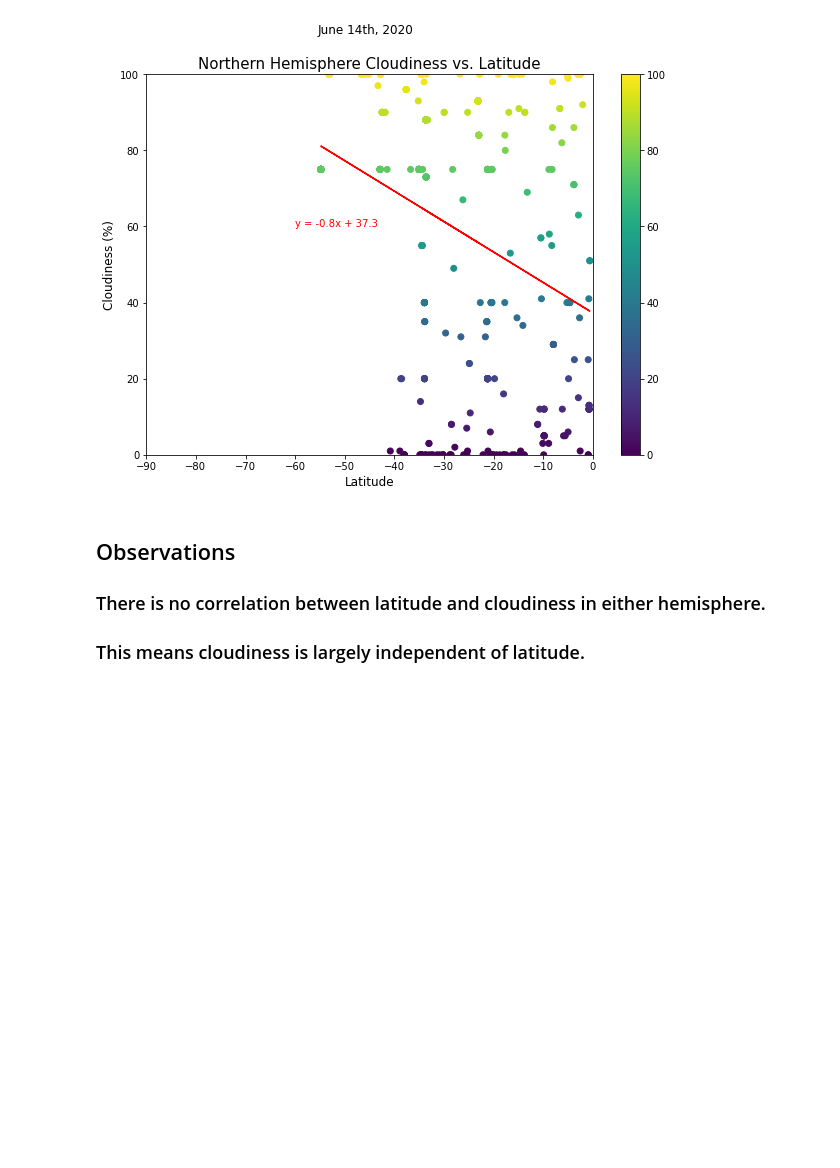
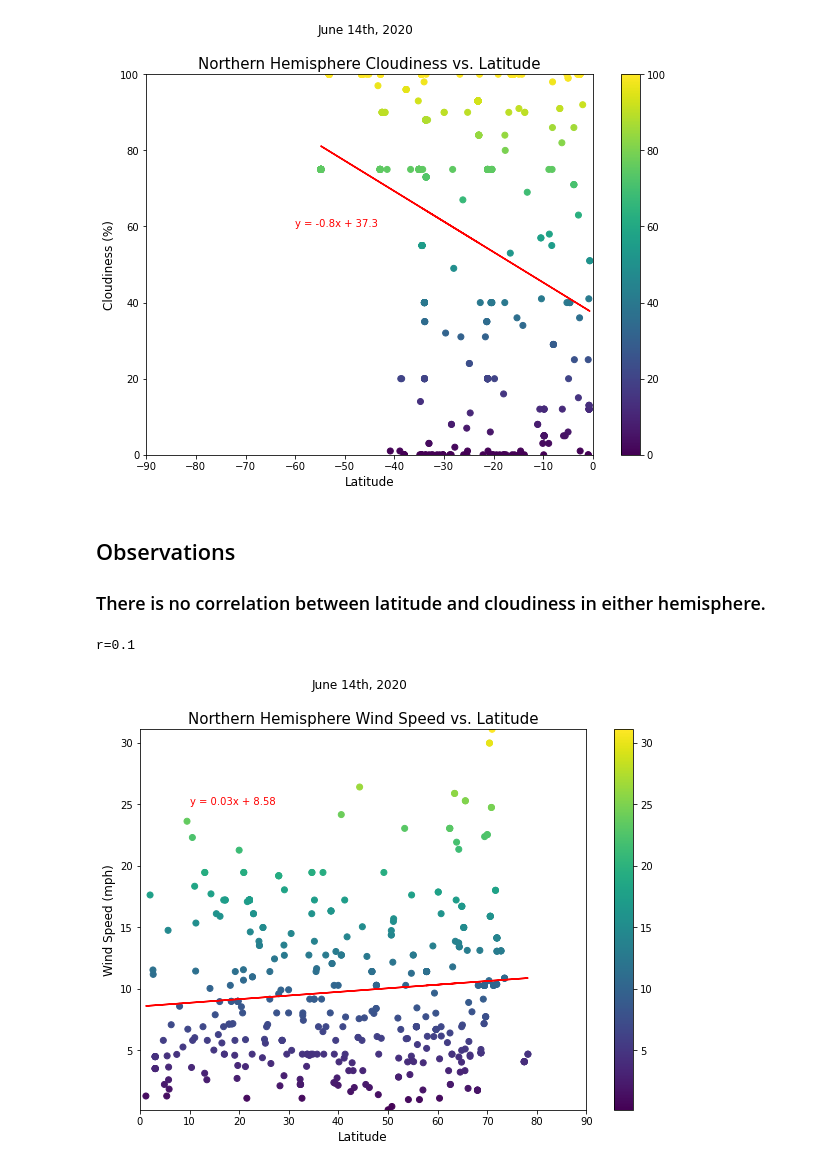
Before and after one commit to JonathanAntia/python-api-challenge, a Jupyter notebook: WeatherPy/WeatherPy.ipynb, the cells around one changed output. Drawn from its saved outputs; the diff is of its cells as text; code cells hidden in the pictures; blank space fills up the shorter version.

Commit message:
added graph for wind speed vs lat

```diff
--- a/WeatherPy/WeatherPy.ipynb
+++ b/WeatherPy/WeatherPy.ipynb
@@ -344,4 +343,26 @@ r=-0.34
 # %% [markdown]
 ## Observations
 ### There is no correlation between latitude and cloudiness in either hemisphere.
-### This means cloudiness is largely independent of latitude.
+# %%
+# plot wind speed vs latitude for the northern hemisphere and add a linear regression
+correlation = st.pearsonr(northern_hemisphere["Latitude"],northern_hemisphere["Wind Speed (mph)"])
+(slope, intercept, rvalue, pvalue, stderr) = st.linregress(northern_hemisphere["Latitude"],
+                                                           northern_hemisphere["Wind Speed (mph)"])
+regress_values = northern_hemisphere["Latitude"] * slope + intercept
+line_eq = f'y = {str(round(slope,2))}x + {str(round(intercept,2))}'
+print(f'r={round(correlation[0],2)}')
+fig,ax = plt.subplots(figsize=(10,7))
+chart = ax.scatter(northern_hemisphere["Latitude"],northern_hemisphere['Wind Speed (mph)'],c=northern_hemisphere['Wind Speed (mph)'])
+fig.colorbar(chart, ax=ax)
+plt.plot(northern_hemisphere["Latitude"], regress_values, "r-")
+plt.annotate(line_eq, (10,25),fontsize=10,color='red')
+plt.xlabel("Latitude", fontsize=12)
+plt.ylabel("Wind Speed (mph)", fontsize=12)
+plt.title("Northern Hemisphere Wind Speed vs. Latitude", fontsize=15)
+plt.suptitle("June 14th, 2020",x=0.43,fontsize=12)
+plt.xlim(0,90)
+plt.ylim(northern_hemisphere['Wind Speed (mph)'].min(),northern_hemisphere['Wind Speed (mph)'].max())
+plt.show()
+# %% [output]
+r=0.1
+[figure, added]
```
Also changed, not shown: parts of 4 cells of this notebook.
